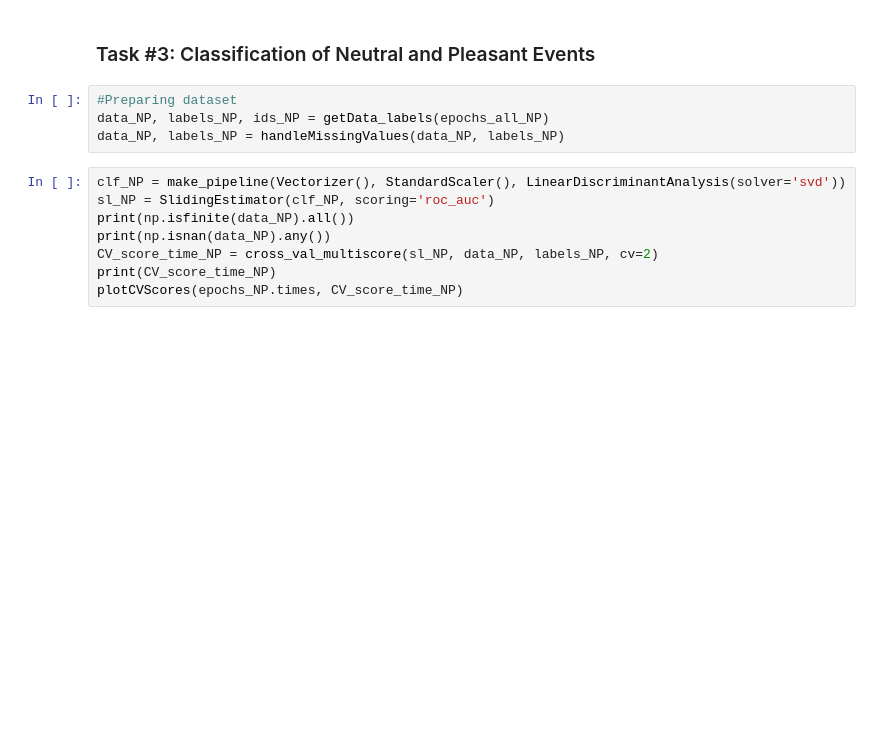
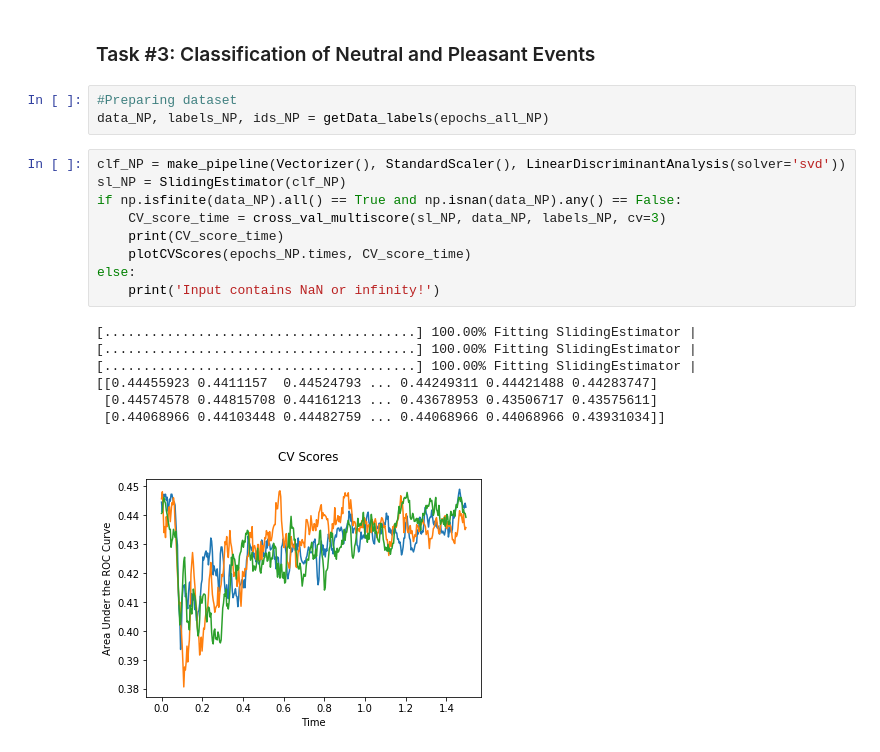
Before and after one commit to aath0/AlgorithmsNeuroscience, a Jupyter notebook: Tutorials/Applying Machine Learning Methods to Temporal Dimensions.ipynb, the cells around one changed output. Saved outputs shown, nothing was run; the diff lists cells and outputs as text; blank space fills up the shorter version.

```diff
--- a/Tutorials/Applying Machine Learning Methods to Temporal Dimensions.ipynb
+++ b/Tutorials/Applying Machine Learning Methods to Temporal Dimensions.ipynb
@@ -157,12 +141,20 @@ else:
 # %%
 #Preparing dataset
 data_NP, labels_NP, ids_NP = getData_labels(epochs_all_NP)
-data_NP, labels_NP = handleMissingValues(data_NP, labels_NP)
 # %%
 clf_NP = make_pipeline(Vectorizer(), StandardScaler(), LinearDiscriminantAnalysis(solver='svd'))
-sl_NP = SlidingEstimator(clf_NP, scoring='roc_auc')
-print(np.isfinite(data_NP).all())
-print(np.isnan(data_NP).any())
-CV_score_time_NP = cross_val_multiscore(sl_NP, data_NP, labels_NP, cv=2)
-print(CV_score_time_NP)
-plotCVScores(epochs_NP.times, CV_score_time_NP)
+sl_NP = SlidingEstimator(clf_NP)
+if np.isfinite(data_NP).all() == True and np.isnan(data_NP).any() == False:
+    CV_score_time = cross_val_multiscore(sl_NP, data_NP, labels_NP, cv=3)
+    print(CV_score_time)
+    plotCVScores(epochs_NP.times, CV_score_time)
+else:
+    print('Input contains NaN or infinity!')
+# %% [output]
+[........................................] 100.00% Fitting SlidingEstimator |
+[........................................] 100.00% Fitting SlidingEstimator |
+[........................................] 100.00% Fitting SlidingEstimator |
+[[0.44455923 0.4411157  0.44524793 ... 0.44249311 0.44421488 0.44283747]
+ [0.44574578 0.44815708 0.44161213 ... 0.43678953 0.43506717 0.43575611]
+ [0.44068966 0.44103448 0.44482759 ... 0.44068966 0.44068966 0.43931034]]
+[figure, added]
```
Also changed, not shown: parts of 7 cells of this notebook.
